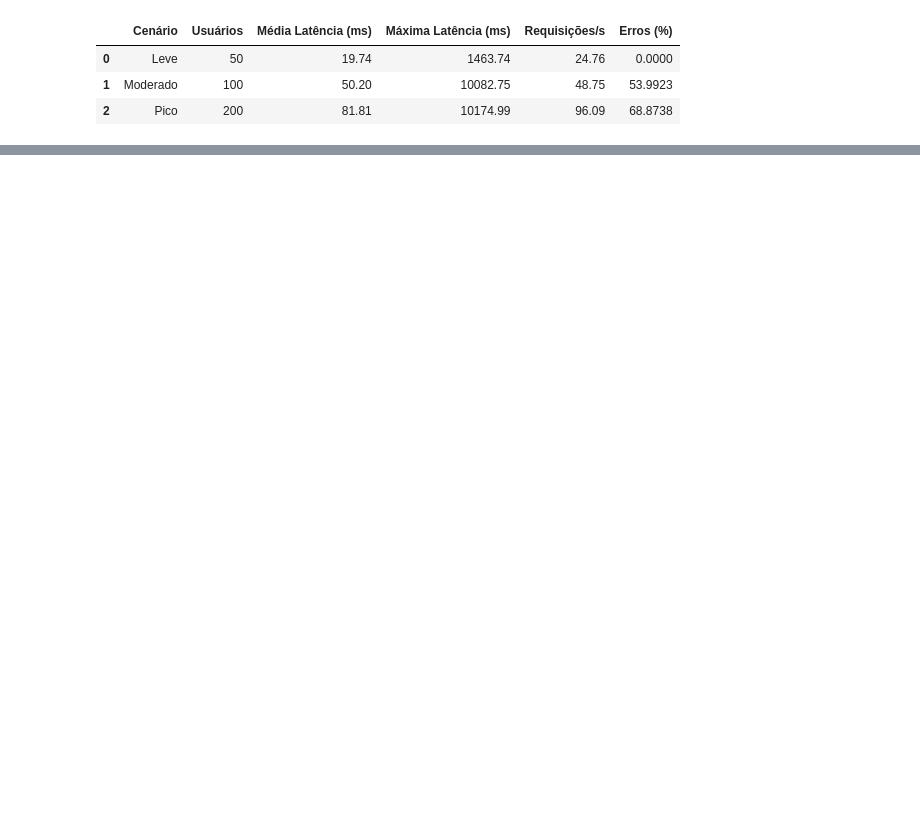
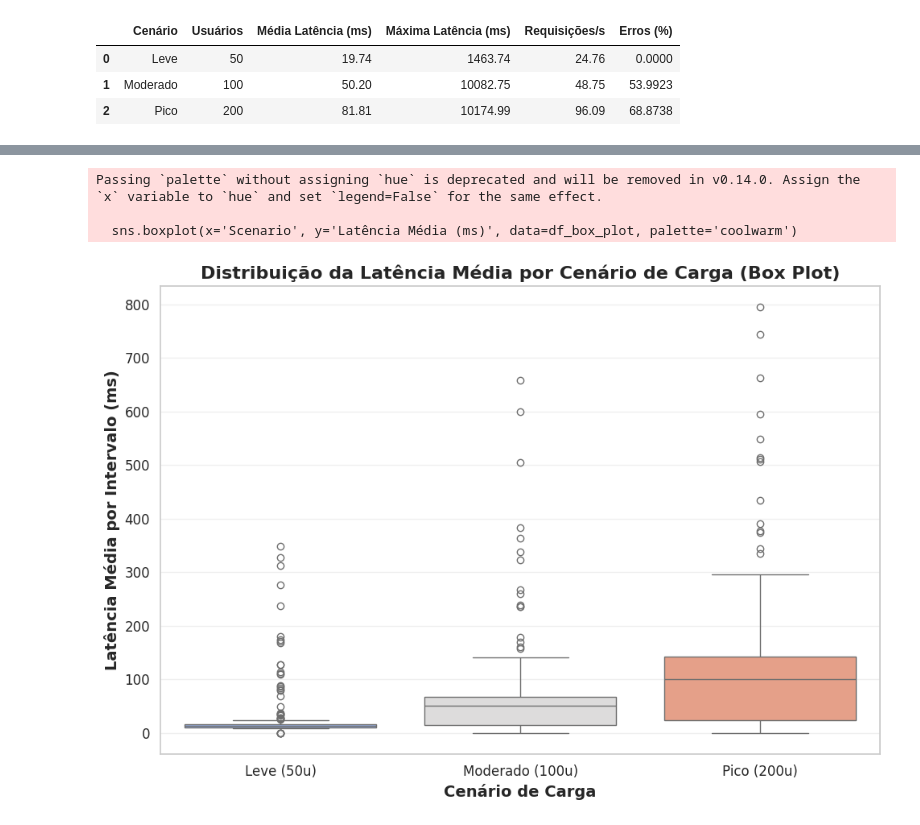
Before and after one commit to DanielRodri87/Trabalho_VII_SD, a Jupyter notebook: analyze.ipynb, the cells around one changed output, grey strips where cells are left out. Cells and saved outputs as stored; diff of their text form; code cells hidden in the pictures; blank space fills up the shorter version.

```diff
--- a/analyze.ipynb
+++ b/analyze.ipynb
@@ -10,0 +280,40 @@ dataset.head(201)
+# %%
+# --- 2.5 Distribuição de Latência (Box Plot) ---
+
+# Reutilizamos a função load_history_data, mas pegamos a coluna Total Average Response Time
+def load_avg_latency_for_box_plot(scenarios):
+    """Carrega a Latência Média Agregada por segundo de todas as repetições."""
+    df_box_list = []
+
+    for scenario, data in scenarios.items():
+        pattern = data["pattern"].replace('_stats.csv', '_stats_history.csv')
+        all_files = glob.glob(pattern)
+
+        for f in all_files:
+            try:
+                df = pd.read_csv(f)
+                df = df[df['Name'] == 'Aggregated'].copy()
+                df['Scenario'] = f"{scenario} ({data['users']}u)"
+                # Latência Média no intervalo de 1 segundo
+                df_box_list.append(df[['Scenario', 'Total Average Response Time']].rename(columns={'Total Average Response Time': 'Latência Média (ms)'}))
+            except:
+                continue
+
+    return pd.concat(df_box_list, ignore_index=True)
+
+df_box_plot = load_avg_latency_for_box_plot(SCENARIOS)
+
+if not df_box_plot.empty:
+    plt.figure(figsize=(10, 7))
+    sns.boxplot(x='Scenario', y='Latência Média (ms)', data=df_box_plot, palette='coolwarm')
+
+    plt.title('Distribuição da Latência Média por Cenário de Carga (Box Plot)')
+    plt.xlabel('Cenário de Carga')
+    plt.ylabel('Latência Média por Intervalo (ms)')
+    plt.tight_layout()
+    plt.show()
+# %% [output]
+Passing `palette` without assigning `hue` is deprecated and will be removed in v0.14.0. Assign the `x` variable to `hue` and set `legend=False` for the same effect.
+
+  sns.boxplot(x='Scenario', y='Latência Média (ms)', data=df_box_plot, palette='coolwarm')
+[figure, added]
```
Also changed, not shown: parts of 5 cells of this notebook, 2 other files.
